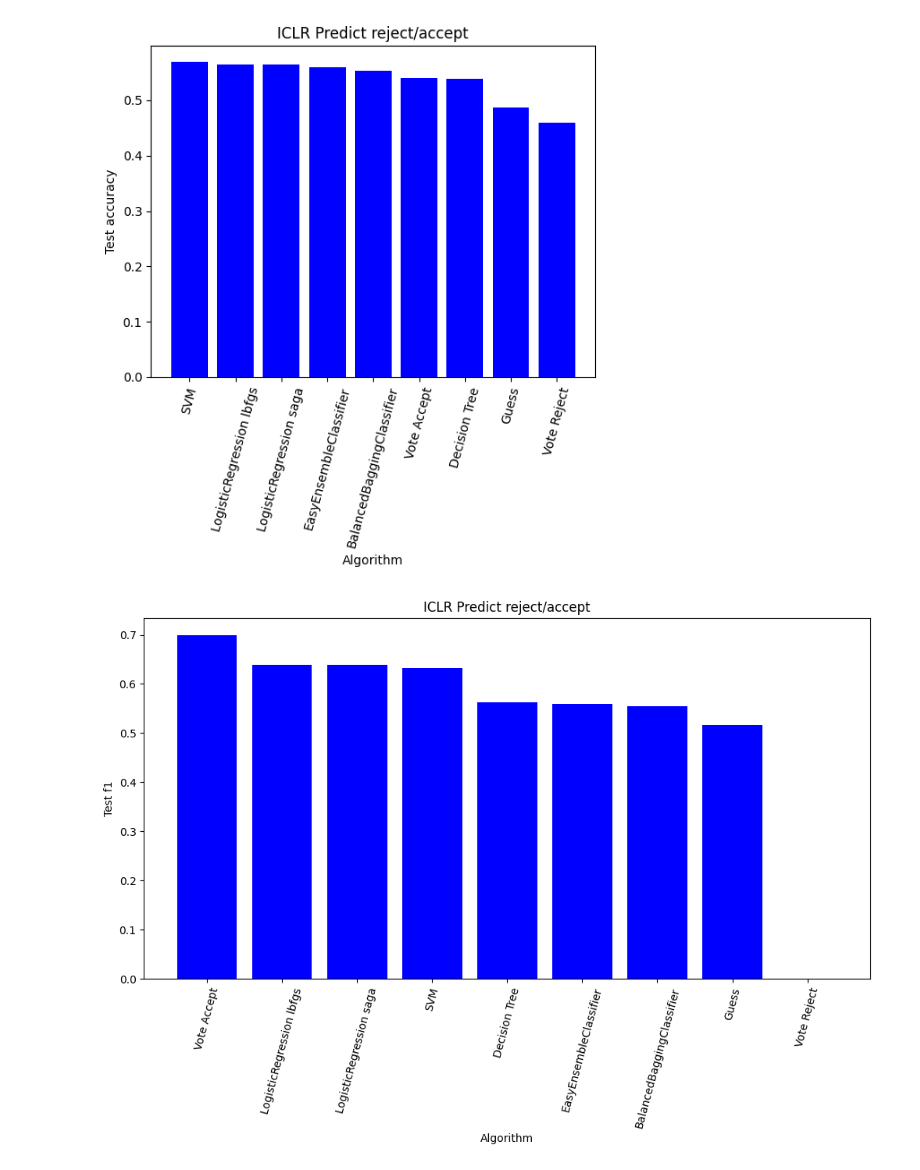
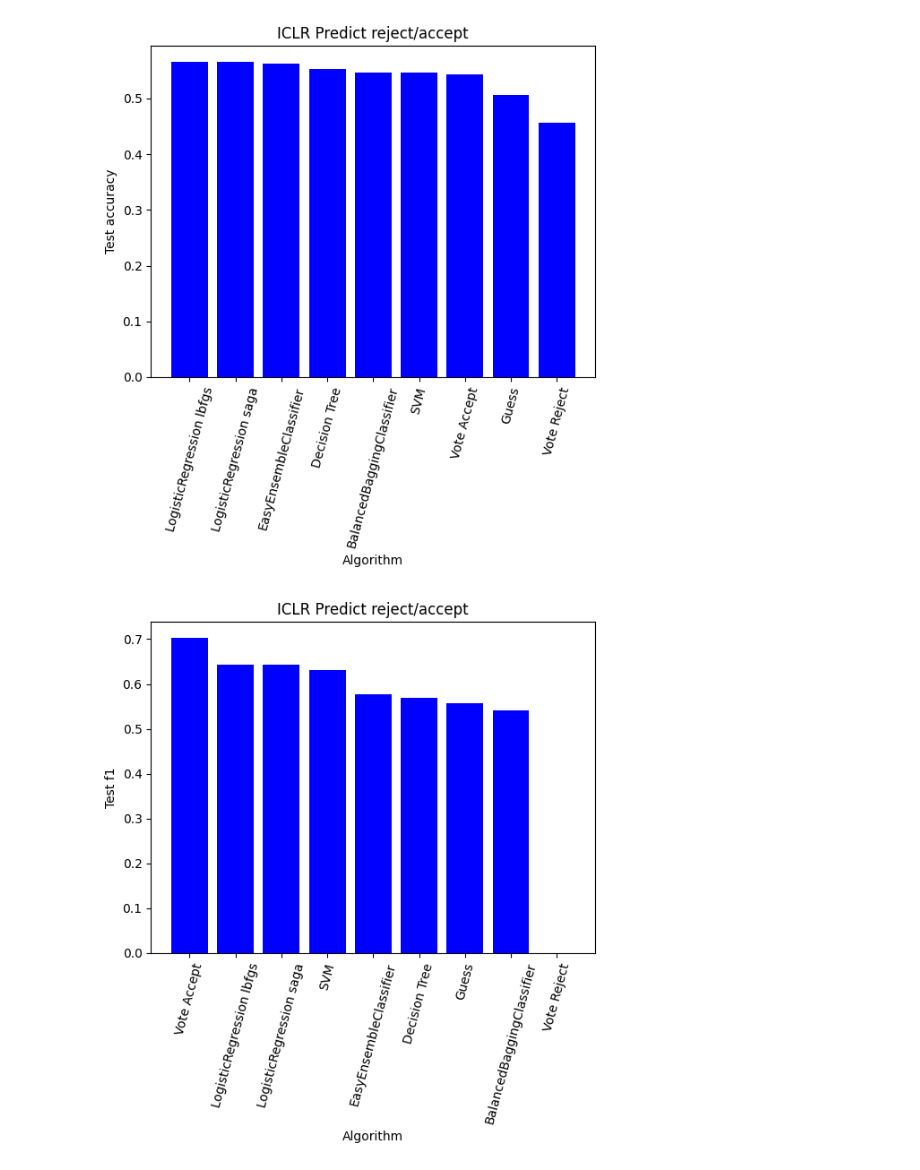
Before and after one commit to leonl42/DataLit, a Jupyter notebook: analysis/predictions.ipynb, the cells around one changed output. Saved outputs shown, nothing was run; the diff lists cells and outputs as text; code cells hidden in the pictures.

```diff
--- a/analysis/predictions.ipynb
+++ b/analysis/predictions.ipynb
@@ -55,6 +71,7 @@ class VoteAccept:
 # %%
 
 iclr = pd.read_csv("../feature_extraction/iclr.csv")
+iclr = iclr[iclr.status != "Desk Reject"]
 neurips = pd.read_csv("../feature_extraction/neurips.csv")
 # %%
 def normalize(train, test):
@@ -231,22 +275,55 @@ def neurips_y_mapfn(df):
     y[y == "Oral"] = 1
 
     return y.astype(np.int32)
+# %%
+
+def plot_classification(models, df ,y_map_fn, xlabel, ylabel, stats_fn, title, X_map_fn = lambda df : df[["num_equations","mean_num_new_symbols_introduced","num_overall_unique_symbols","mean_num_unique_symbols","std_of_unique_symbols","max_representational_complexity"]],
+         sort_reverse=False):
+
+    features_list = ["num_equations","mean_num_new_symbols_introduced","num_overall_unique_symbols","mean_num_unique_symbols","std_of_unique_symbols","max_representational_complexity"]
+    models_and_stats = copy.deepcopy(models)
+    coefficients_dict = {}
+    for name,model in models_and_stats.items():
+        models_and_stats[name] = (model,[])
+
+    for name, (model,stats_list) in models_and_stats.items():
+        train_test_splits = split_dataset(df)
+        train_test_splits = [prepare_dataset(*split,y_map_fn=y_map_fn,X_map_fn=X_map_fn,meta_map_fn=lambda x : None) for split in train_test_splits]
+
+        for X_train, X_test, y_train, y_test, _ , _ in train_test_splits:
+            stats, coefficients = train_and_stats(model(),X_train, X_test, y_train, y_test, stats_fn)
+            stats_list.append(stats)
+            if len(coefficients) == 0:
+                coefficients = [0]*len(features_list)
+            coefficients_dict[name] = coefficients
+
+    models_and_stats = {key: value for key, value in sorted(models_and_stats.items(), reverse=sort_reverse,key=lambda e: np.mean(e[1][1]))}
+
+    for name,(model,stats_list) in models_and_stats.items():
+        plt.bar(name,np.mean(stats_list),color = "blue")
+
+    ax = plt.gca()
+    ax.tick_params(axis='x', labelrotation=75)
+    ax.set_ylabel(ylabel)
+    ax.set_xlabel(xlabel)
+    ax.set_title(title)
+    plt.show()
 # %%
 models = {"LogisticRegression lbfgs" : partial(lm.LogisticRegression,max_iter=50000,solver="lbfgs"),
           "LogisticRegression saga" : partial(lm.LogisticRegression,max_iter=50000,solver="saga"),
           "Guess" : partial(ClassificationRandomGuess),
           "Vote Reject" : partial(VoteReject),
           "Vote Accept" : partial(VoteAccept),
           "Decision Tree" : partial(tree.DecisionTreeClassifier),
           "SVM" : partial(svm.SVC),
           "BalancedBaggingClassifier" : partial(ensemble.BalancedBaggingClassifier),
           "EasyEnsembleClassifier" : partial(ensemble.EasyEnsembleClassifier),
 }
 
-plot(models,iclr,y_map_fn=iclr_y_mapfn,X_map_fn=iclr_x_mapfn,xlabel="Algorithm",ylabel = "Test accuracy",stats_fns=[acc],title="ICLR Predict reject/accept",sort_reverse=True)
-plot(models,iclr,y_map_fn=iclr_y_mapfn,X_map_fn=iclr_x_mapfn,xlabel="Algorithm",ylabel = "Test f1",stats_fns=[f1],title="ICLR Predict reject/accept",sort_reverse=True)
-plot(models,neurips,y_map_fn=neurips_y_mapfn,xlabel="Algorithm",ylabel = "Test acc",stats_fns=[acc],title="NEURIPS Predict reject/accept",sort_reverse=True)
-plot(models,neurips,y_map_fn=neurips_y_mapfn,xlabel="Algorithm",ylabel = "Test f1",stats_fns=[f1],title="NEURIPS Predict reject/accept",sort_reverse=True)
+plot_classification(models,iclr,y_map_fn=iclr_y_mapfn,X_map_fn=iclr_x_mapfn,xlabel="Algorithm",ylabel = "Test accuracy",stats_fn=acc,title="ICLR Predict reject/accept",sort_reverse=True)
+plot_classification(models,iclr,y_map_fn=iclr_y_mapfn,X_map_fn=iclr_x_mapfn,xlabel="Algorithm",ylabel = "Test f1",stats_fn=f1,title="ICLR Predict reject/accept",sort_reverse=True)
+plot_classification(models,neurips,y_map_fn=neurips_y_mapfn,xlabel="Algorithm",ylabel = "Test acc",stats_fn=acc,title="NEURIPS Predict reject/accept",sort_reverse=True)
+plot_classification(models,neurips,y_map_fn=neurips_y_mapfn,xlabel="Algorithm",ylabel = "Test f1",stats_fn=f1,title="NEURIPS Predict reject/accept",sort_reverse=True)
 # %% [output]
-[figure, old version]
+[figure, new version]
-[figure, old version]
+[figure, new version]
```
Also changed, not shown: parts of 5 cells of this notebook.
